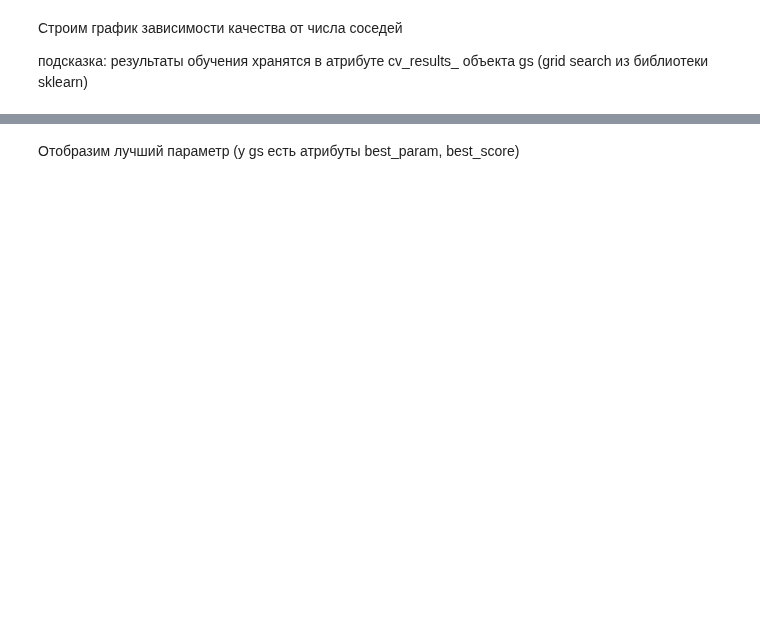
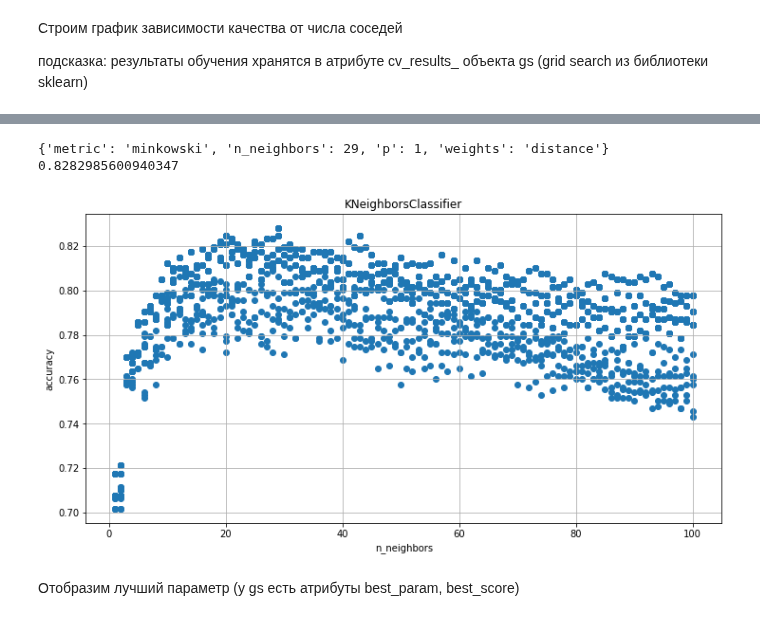
Before and after one commit to mukaseevru/ds-school, a Jupyter notebook: HW1/Большое_ДЗ_1.ipynb, the cells around one changed output, grey strips where cells are left out. Cells and saved outputs as stored; diff of their text form; code cells hidden in the pictures; blank space fills up the shorter version.

```diff
--- a/HW1/Большое_ДЗ_1.ipynb
+++ b/HW1/Большое_ДЗ_1.ipynb
@@ -286,7 +367,7 @@ Set the parameter C of class i to class_weight[i]*C for SVC. If not given, all c
 Использовать модифицированный шаг градиентного спуска предпочтительнее, если алгоритм поддерживает его (в большинстве случаев так и есть). В качестве примера возможного варинта балансировки - убрать лишние данные. Ниже представлен код, который находит индексы в зависимости от метки класса и выбрасывает лишние.
 # %%
 # np.argwhere вернет индексы тех элементов массива y (целевой переменной), где значение 0
-not_churn_ids = np.argwhere(y == 0).flatten()
+not_churn_ids = np.argwhere(y_full == 0).flatten()
 print('Всего не ушедших', len(not_churn_ids))
 not_churn_ids
 # %% [output]
@@ -373,0 +471,16 @@ GridSearchCV(cv=5, error_score=nan,
+# %%
+# С нормализованными данными
+X_train_sc, X_test_sc, y_train_sc, y_test_sc = train_test_split(X_scaled, y, test_size=0.15, random_state=42)
+
+knn = KNeighborsClassifier()
+# Зададим сетку - среди каких значений выбирать наилучший параметр.
+knn_grid = {'n_neighbors': np.array(np.linspace(1, 100, 100), dtype='int'),
+            'p': np.array(np.linspace(1, 5, 5), dtype='int'),
+            'metric': ['minkowski','euclidean','manhattan'],
+            'weights': ['uniform','distance']}
+
+# Создаем объект кросс-валидации
+gs_sc = GridSearchCV(knn, knn_grid, scoring='accuracy', cv=10)
+
+# Обучаем его
+gs_sc.fit(X_train_sc, y_train_sc)
@@ -374,2 +508,11 @@ GridSearchCV(cv=5, error_score=nan,
+# %%
+print(gs_sc.best_params_, gs_sc.best_score_)
+grid_plot(gs_sc.cv_results_['param_n_neighbors'].data,
+          gs_sc.cv_results_['mean_test_score'],
+          'n_neighbors',
+          'KNeighborsClassifier')
+# %% [output]
+{'metric': 'minkowski', 'n_neighbors': 29, 'p': 1, 'weights': 'distance'} 0.8282985600940347
+[figure, added]
 # %% [markdown]
 Отобразим лучший параметр (y gs есть атрибуты best_param, best_score)
```
Also changed, not shown: parts of 78 cells of this notebook.
